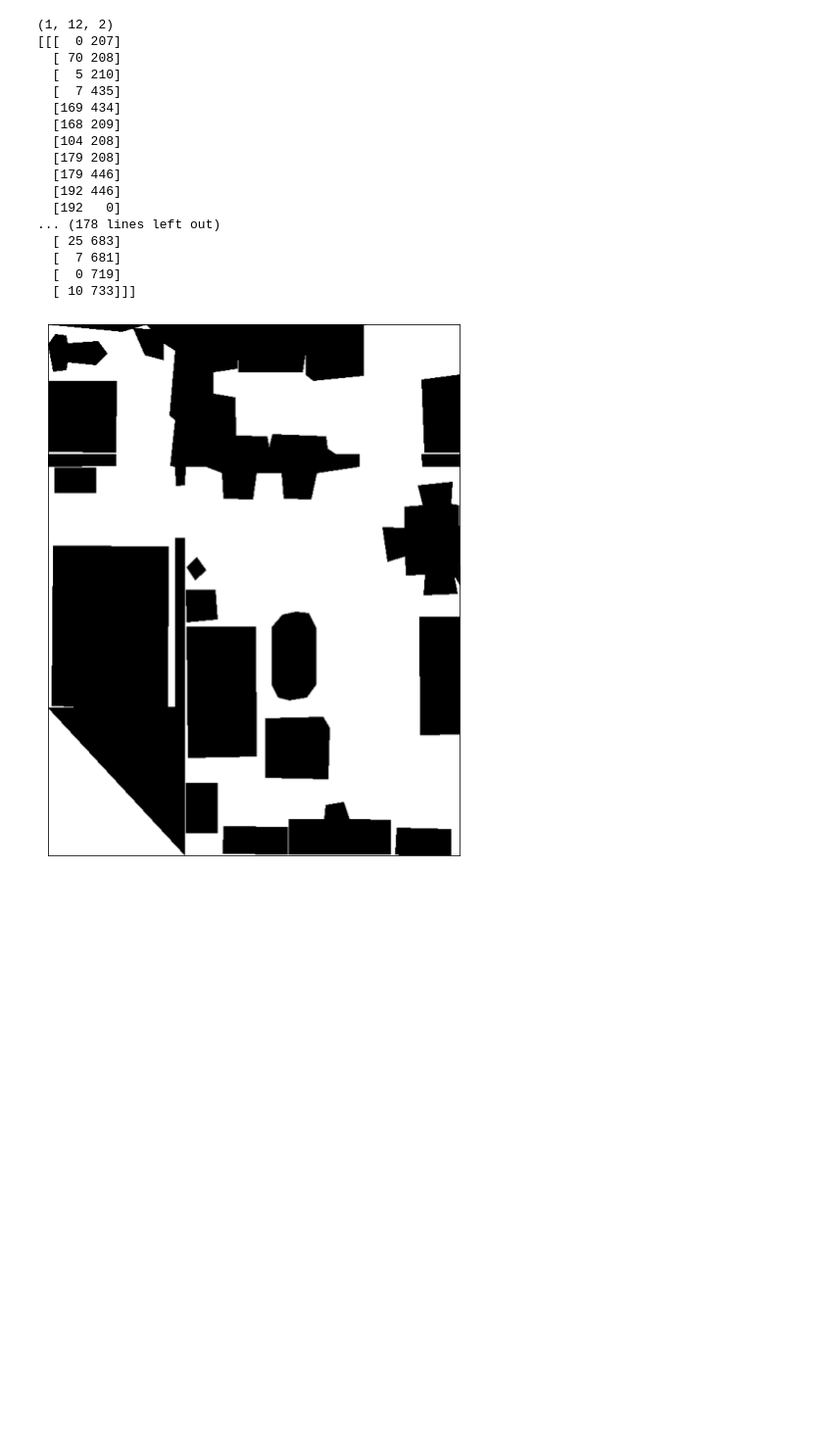
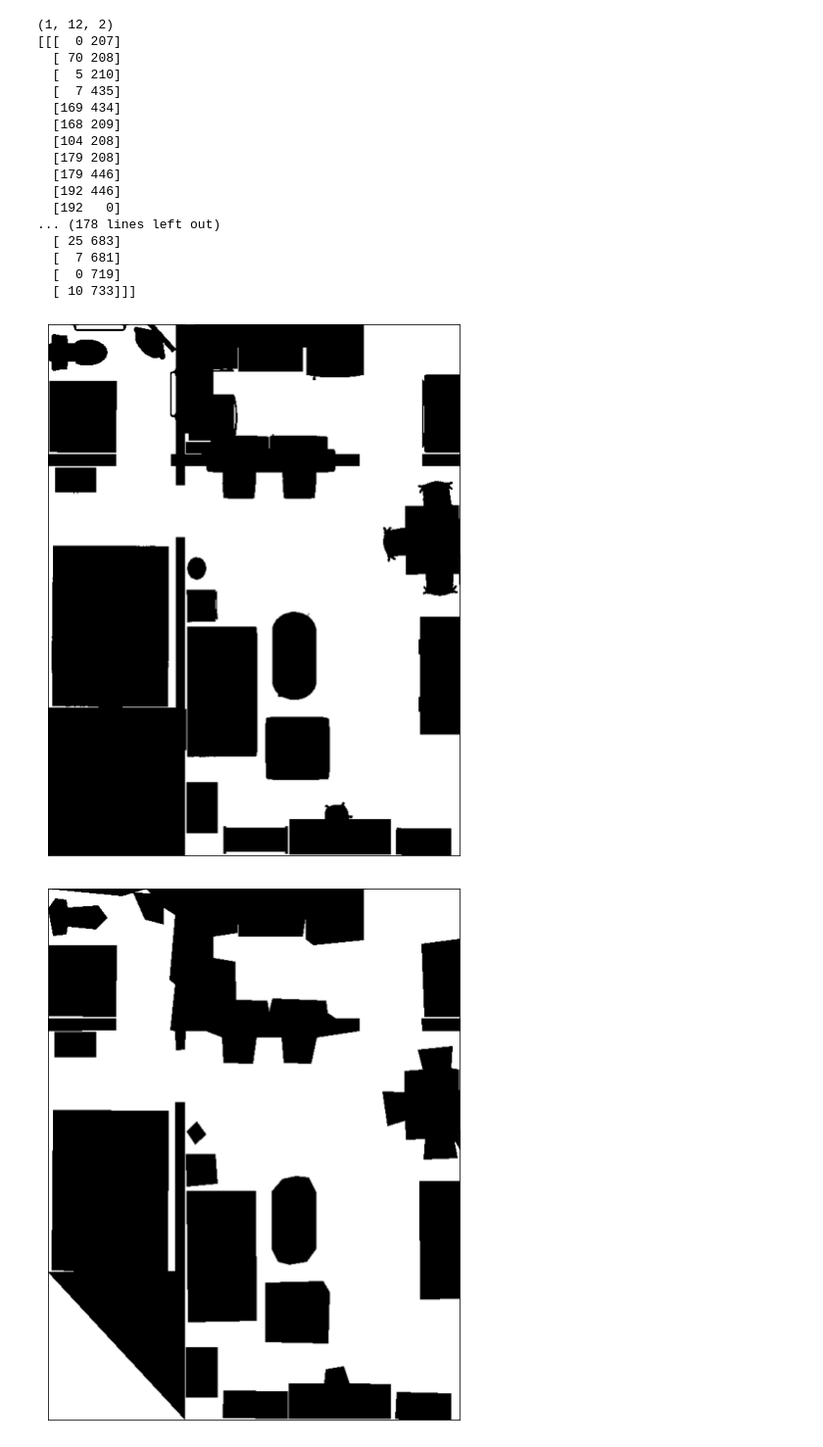
Before and after one commit to felipefelixarias/INDOORCA, a Jupyter notebook: tutorials/env_from_image.ipynb, the cells around one changed output. Shown: that part at 98% size. Saved outputs shown, nothing was run; the diff lists cells and outputs as text; code cells hidden in the pictures; blank space fills up the shorter version.

```diff
--- a/tutorials/env_from_image.ipynb
+++ b/tutorials/env_from_image.ipynb
@@ -86,6 +90,10 @@ def display_binary_map(binary_map):
     plt.xticks([])
     plt.yticks([])
     plt.show()
+# %%
+display_binary_map(env.map)
+# %% [output]
+[figure, added]
 # %%
 display_binary_map(obstacle_map)
 # %% [output]
```
Also changed, not shown: parts of 2 cells of this notebook, 4 other files.
